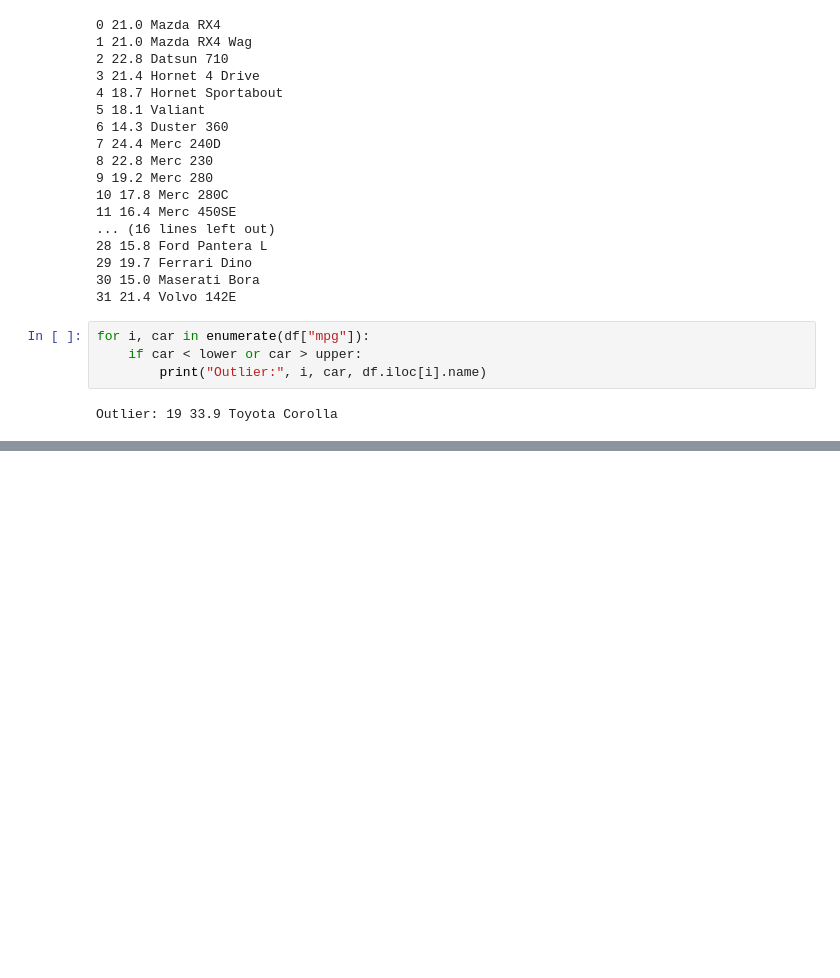
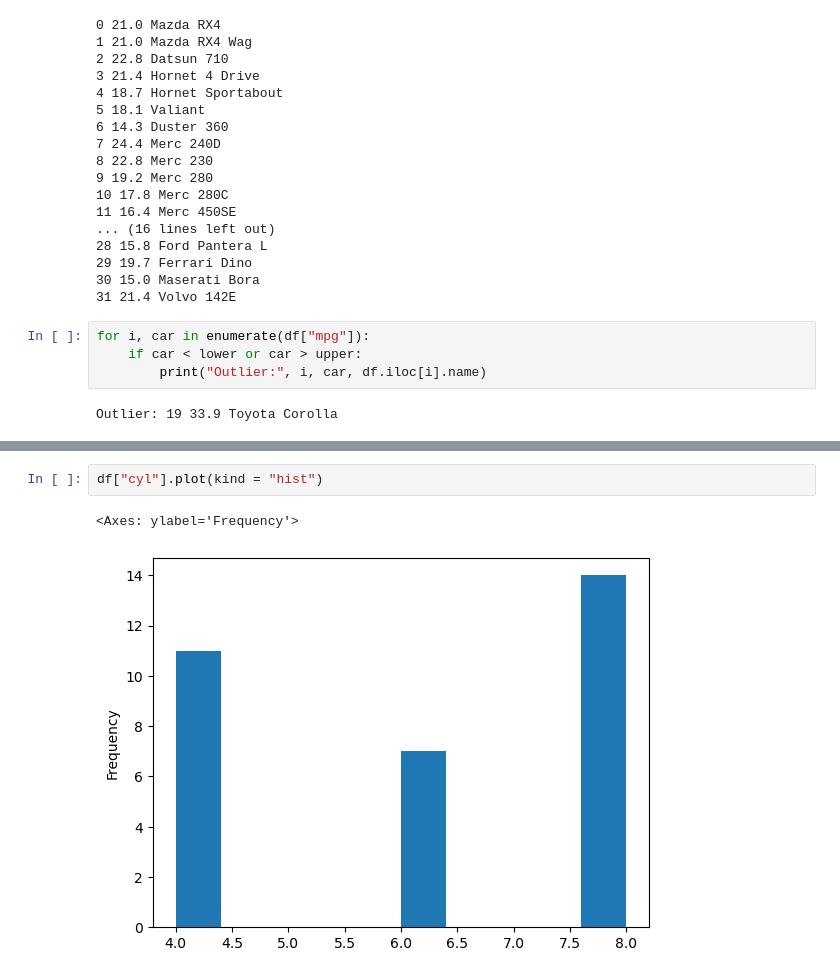
Before and after one commit to EstebanGomezVal/iteso-data-analytics, a Jupyter notebook: notebooks/Mtcars.ipynb, the cells around one changed output, grey strips where cells are left out. Cells and saved outputs as stored; diff of their text form; blank space fills up the shorter version.

```diff
--- a/notebooks/Mtcars.ipynb
+++ b/notebooks/Mtcars.ipynb
@@ -155,0 +183,5 @@ Outlier: 19 33.9 Toyota Corolla
+# %%
+df["cyl"].plot(kind = "hist")
+# %% [output]
+<Axes: ylabel='Frequency'>
+[figure, added]
```
Also changed, not shown: parts of 6 cells of this notebook, 4 other files.
